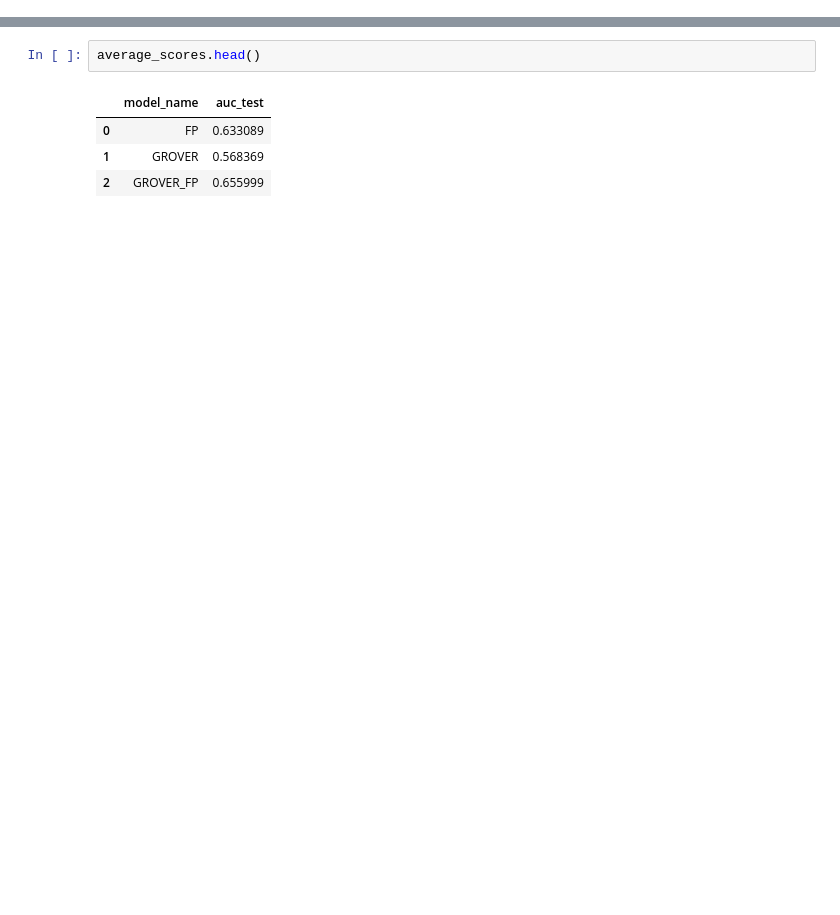
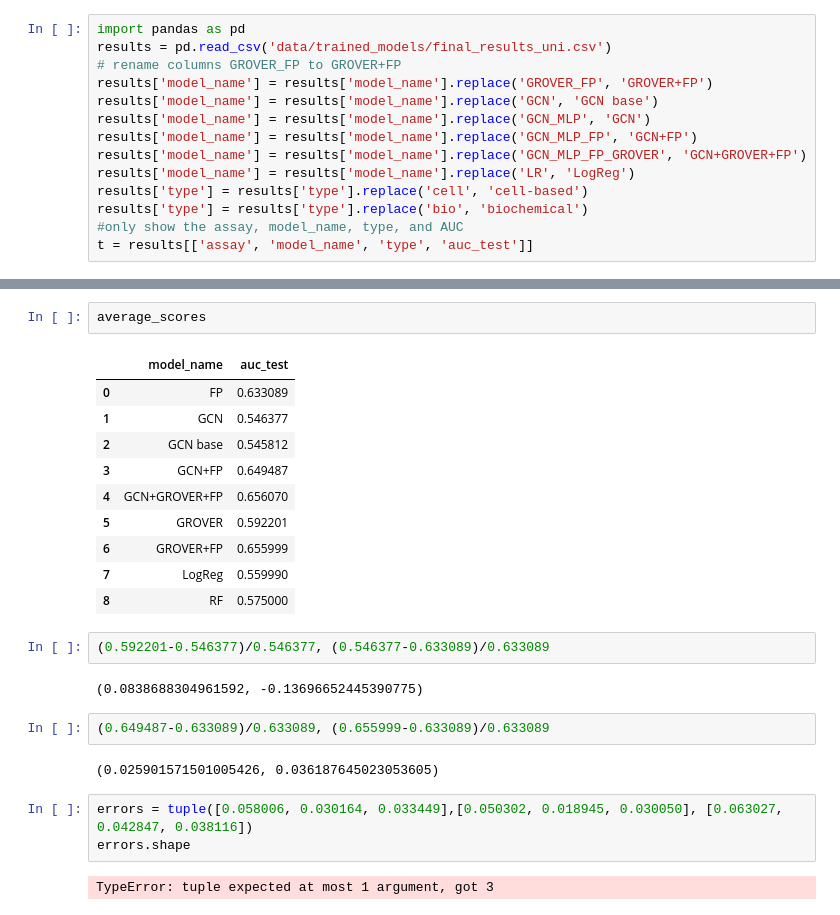
Before and after one commit to davidkubanek/Thesis, a Jupyter notebook: visual_results.ipynb, the cells around one changed output, grey strips where cells are left out. Saved outputs shown, nothing was run; the diff lists cells and outputs as text; blank space fills up the shorter version.

```diff
--- a/visual_results.ipynb
+++ b/visual_results.ipynb
@@ -13,0 +21,14 @@ results.head()
+# %%
+import pandas as pd
+results = pd.read_csv('data/trained_models/final_results_uni.csv')
+# rename columns GROVER_FP to GROVER+FP
+results['model_name'] = results['model_name'].replace('GROVER_FP', 'GROVER+FP')
+results['model_name'] = results['model_name'].replace('GCN', 'GCN base')
+results['model_name'] = results['model_name'].replace('GCN_MLP', 'GCN')
+results['model_name'] = results['model_name'].replace('GCN_MLP_FP', 'GCN+FP')
+results['model_name'] = results['model_name'].replace('GCN_MLP_FP_GROVER', 'GCN+GROVER+FP')
+results['model_name'] = results['model_name'].replace('LR', 'LogReg')
+results['type'] = results['type'].replace('cell', 'cell-based')
+results['type'] = results['type'].replace('bio', 'biochemical')
+#only show the assay, model_name, type, and AUC
+t = results[['assay', 'model_name', 'type', 'auc_test']]
@@ -61,7 +346,26 @@ plt.show()
 # %%
-average_scores.head()
+average_scores
 # %% [output]
 |  | model_name | auc_test |
 | 0 | FP | 0.633089 |
-| 1 | GROVER | 0.568369 |
-| 2 | GROVER_FP | 0.655999 |
+| 1 | GCN | 0.546377 |
+| 2 | GCN base | 0.545812 |
+| 3 | GCN+FP | 0.649487 |
+| 4 | GCN+GROVER+FP | 0.656070 |
+| 5 | GROVER | 0.592201 |
+| 6 | GROVER+FP | 0.655999 |
+| 7 | LogReg | 0.559990 |
+| 8 | RF | 0.575000 |
+# %%
+(0.592201-0.546377)/0.546377, (0.546377-0.633089)/0.633089
+# %% [output]
+(0.0838688304961592, -0.13696652445390775)
+# %%
+(0.649487-0.633089)/0.633089, (0.655999-0.633089)/0.633089
+# %% [output]
+(0.025901571501005426, 0.036187645023053605)
+# %%
+errors = tuple([0.058006, 0.030164, 0.033449],[0.050302, 0.018945, 0.030050], [0.063027, 0.042847, 0.038116])
+errors.shape
+# %% [output]
+TypeError: tuple expected at most 1 argument, got 3
```
Also changed, not shown: parts of 27 cells of this notebook, 12 other files.
